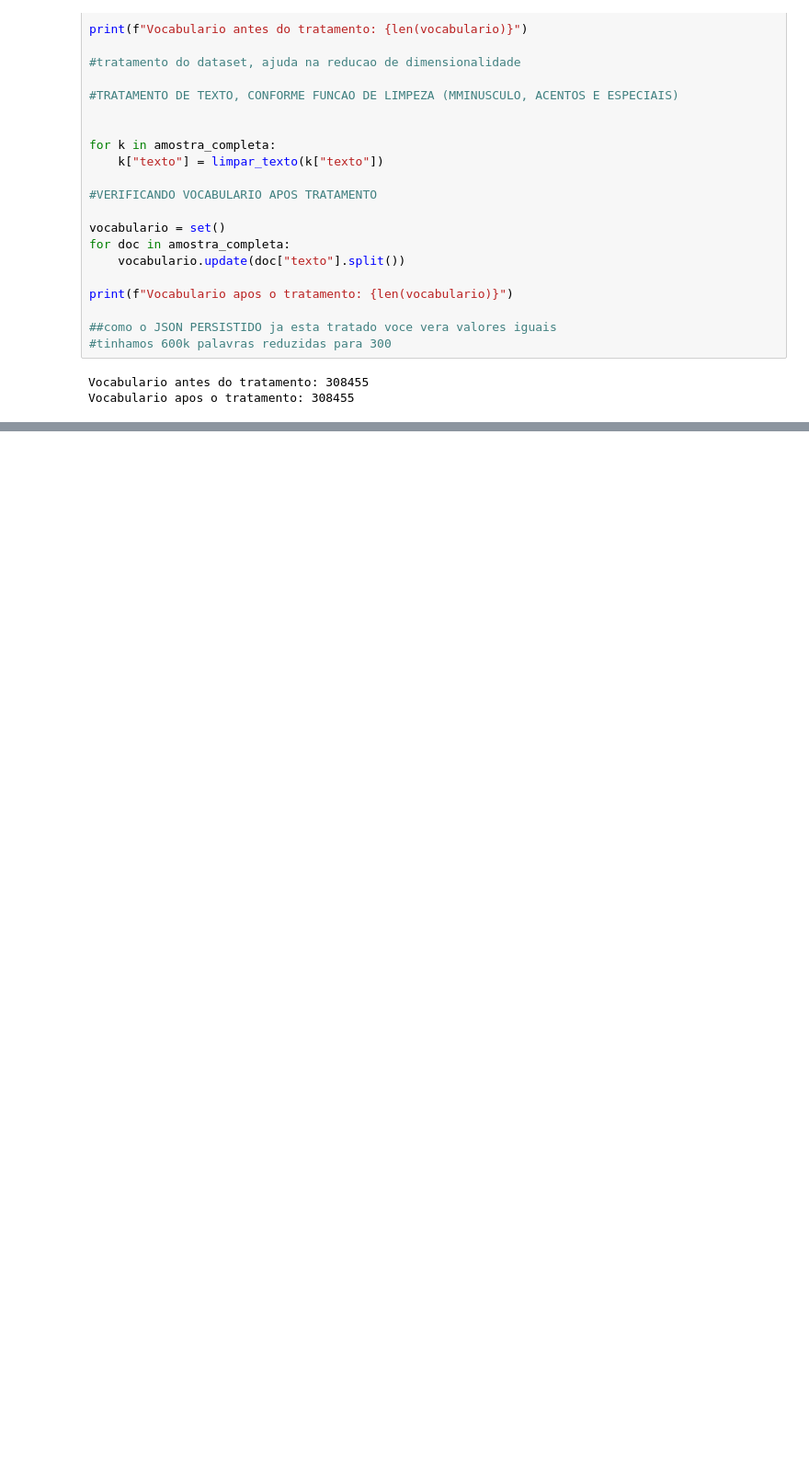
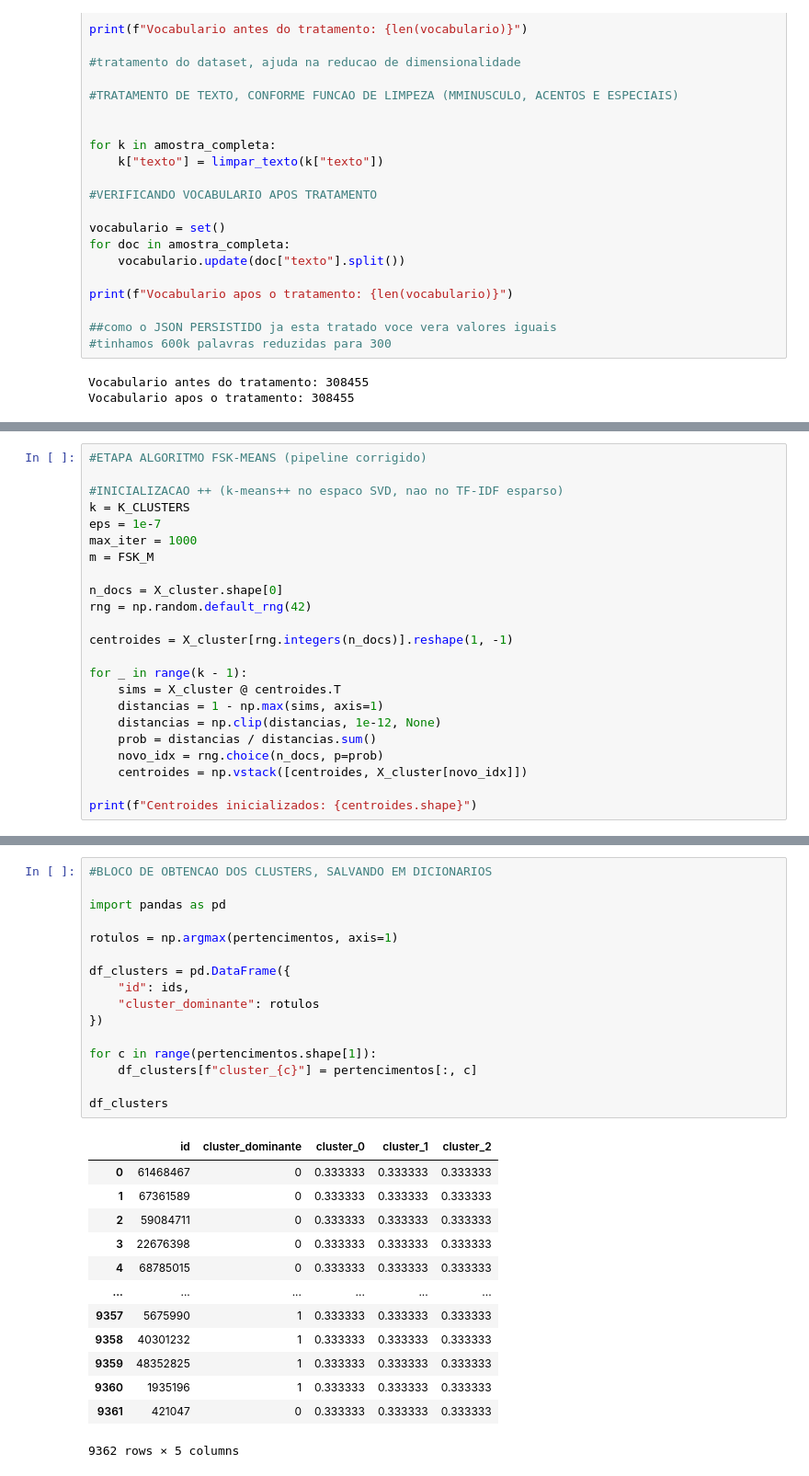
Before and after one commit to MarcosDataScientist/trabalho_unsupervised_machine_learning, a Jupyter notebook: grupamentos_fskmeans.ipynb, the cells around one changed output, grey strips where cells are left out. Shown at 92% size. Drawn from its saved outputs; the diff is of its cells as text; blank space fills up the shorter version.

```diff
--- a/grupamentos_fskmeans.ipynb
+++ b/grupamentos_fskmeans.ipynb
@@ -316,3 +348,26 @@ album, song, band, music, songs, released, tour, chart, video, rock
 
 Tópico Latente 3:
 municipality, swiss, population, sector, non swiss, 2000, apartments, school, total, album
+# %%
+#ETAPA ALGORITMO FSK-MEANS (pipeline corrigido)
+
+#INICIALIZACAO ++ (k-means++ no espaco SVD, nao no TF-IDF esparso)
+k = K_CLUSTERS
+eps = 1e-7
+max_iter = 1000
+m = FSK_M
+
+n_docs = X_cluster.shape[0]
+rng = np.random.default_rng(42)
+
+centroides = X_cluster[rng.integers(n_docs)].reshape(1, -1)
+
+for _ in range(k - 1):
+    sims = X_cluster @ centroides.T
+    distancias = 1 - np.max(sims, axis=1)
+    distancias = np.clip(distancias, 1e-12, None)
+    prob = distancias / distancias.sum()
+    novo_idx = rng.choice(n_docs, p=prob)
+    centroides = np.vstack([centroides, X_cluster[novo_idx]])
+
+print(f"Centroides inicializados: {centroides.shape}")
@@ -318,0 +559,30 @@ municipality, swiss, population, sector, non swiss, 2000, apartments, school, to
+# %%
+#BLOCO DE OBTENCAO DOS CLUSTERS, SALVANDO EM DICIONARIOS
+
+import pandas as pd
+
+rotulos = np.argmax(pertencimentos, axis=1)
+
+df_clusters = pd.DataFrame({
+    "id": ids,
+    "cluster_dominante": rotulos
+})
+
+for c in range(pertencimentos.shape[1]):
+    df_clusters[f"cluster_{c}"] = pertencimentos[:, c]
+
+df_clusters
+# %% [output]
+|  | id | cluster_dominante | cluster_0 | cluster_1 | cluster_2 |
+| 0 | 61468467 | 0 | 0.333333 | 0.333333 | 0.333333 |
+| 1 | 67361589 | 0 | 0.333333 | 0.333333 | 0.333333 |
+| 2 | 59084711 | 0 | 0.333333 | 0.333333 | 0.333333 |
+| 3 | 22676398 | 0 | 0.333333 | 0.333333 | 0.333333 |
+| 4 | 68785015 | 0 | 0.333333 | 0.333333 | 0.333333 |
+| ... | ... | ... | ... | ... | ... |
+| 9357 | 5675990 | 1 | 0.333333 | 0.333333 | 0.333333 |
+| 9358 | 40301232 | 1 | 0.333333 | 0.333333 | 0.333333 |
+| 9359 | 48352825 | 1 | 0.333333 | 0.333333 | 0.333333 |
+| 9360 | 1935196 | 1 | 0.333333 | 0.333333 | 0.333333 |
+| 9361 | 421047 | 0 | 0.333333 | 0.333333 | 0.333333 |
+9362 rows × 5 columns
```
Also changed, not shown: parts of 14 cells of this notebook, 1 other file.
